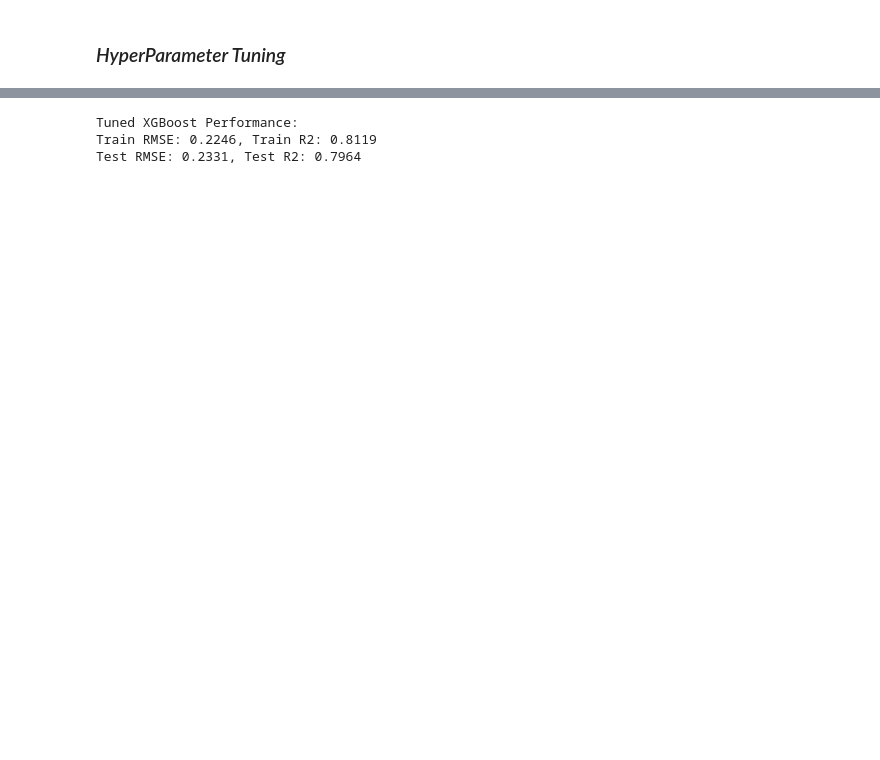
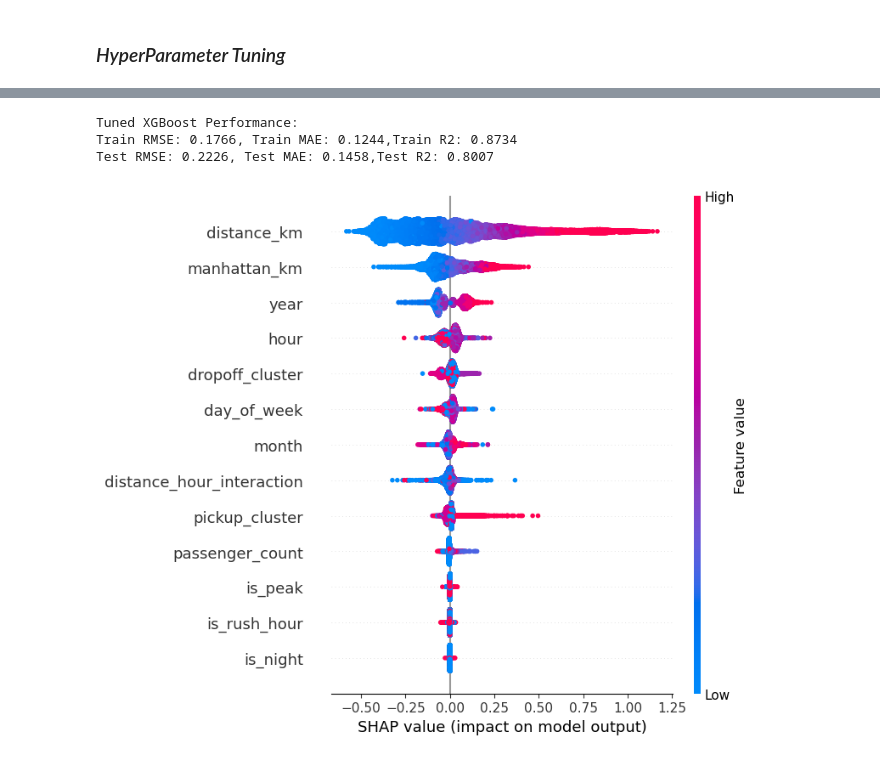
Before and after one commit to Hari-jith/Machine-Learning, a Jupyter notebook: Linear-Regression/Uber-Price-Prediction/uber_price_prediction.ipynb, the cells around one changed output, grey strips where cells are left out. Drawn from its saved outputs; the diff is of its cells as text; code cells hidden in the pictures; blank space fills up the shorter version.

```diff
--- a/Linear-Regression/Uber-Price-Prediction/uber_price_prediction.ipynb
+++ b/Linear-Regression/Uber-Price-Prediction/uber_price_prediction.ipynb
@@ -479,13 +523,26 @@ y_pred_test_xgb = xgb_tuned.predict(X_test)
 
 xgb_train_rmse = np.sqrt(mean_squared_error(y_train, y_pred_train_xgb))
 xgb_test_rmse = np.sqrt(mean_squared_error(y_test, y_pred_test_xgb))
+xgb_train_mae = mean_absolute_error(y_train, y_pred_train_xgb)
+xgb_test_mae = mean_absolute_error(y_test, y_pred_test_xgb)
 xgb_train_r2 = r2_score(y_train, y_pred_train_xgb)
 xgb_test_r2 = r2_score(y_test, y_pred_test_xgb)
 
 print("\nTuned XGBoost Performance:")
-print(f"Train RMSE: {xgb_train_rmse:.4f}, Train R2: {xgb_train_r2:.4f}")
-print(f"Test RMSE: {xgb_test_rmse:.4f}, Test R2: {xgb_test_r2:.4f}")
+print(f"Train RMSE: {xgb_train_rmse:.4f}, Train MAE: {xgb_train_mae:.4f},Train R2: {xgb_train_r2:.4f}")
+print(f"Test RMSE: {xgb_test_rmse:.4f}, Test MAE: {xgb_test_mae:.4f},Test R2: {xgb_test_r2:.4f}")
 # %% [output]
 Tuned XGBoost Performance:
-Train RMSE: 0.2246, Train R2: 0.8119
-Test RMSE: 0.2331, Test R2: 0.7964
+Train RMSE: 0.1766, Train MAE: 0.1244,Train R2: 0.8734
+Test RMSE: 0.2226, Test MAE: 0.1458,Test R2: 0.8007
+# %%
+import shap
+
+# Use TreeExplainer directly (NOT shap.Explainer with algorithm="tree")
+explainer = shap.TreeExplainer(xgb_tuned)
+
+shap_values = explainer.shap_values(X_test)
+
+shap.summary_plot(shap_values, X_test)
+# %% [output]
+[figure, added]
```
Also changed, not shown: parts of 14 cells of this notebook.
